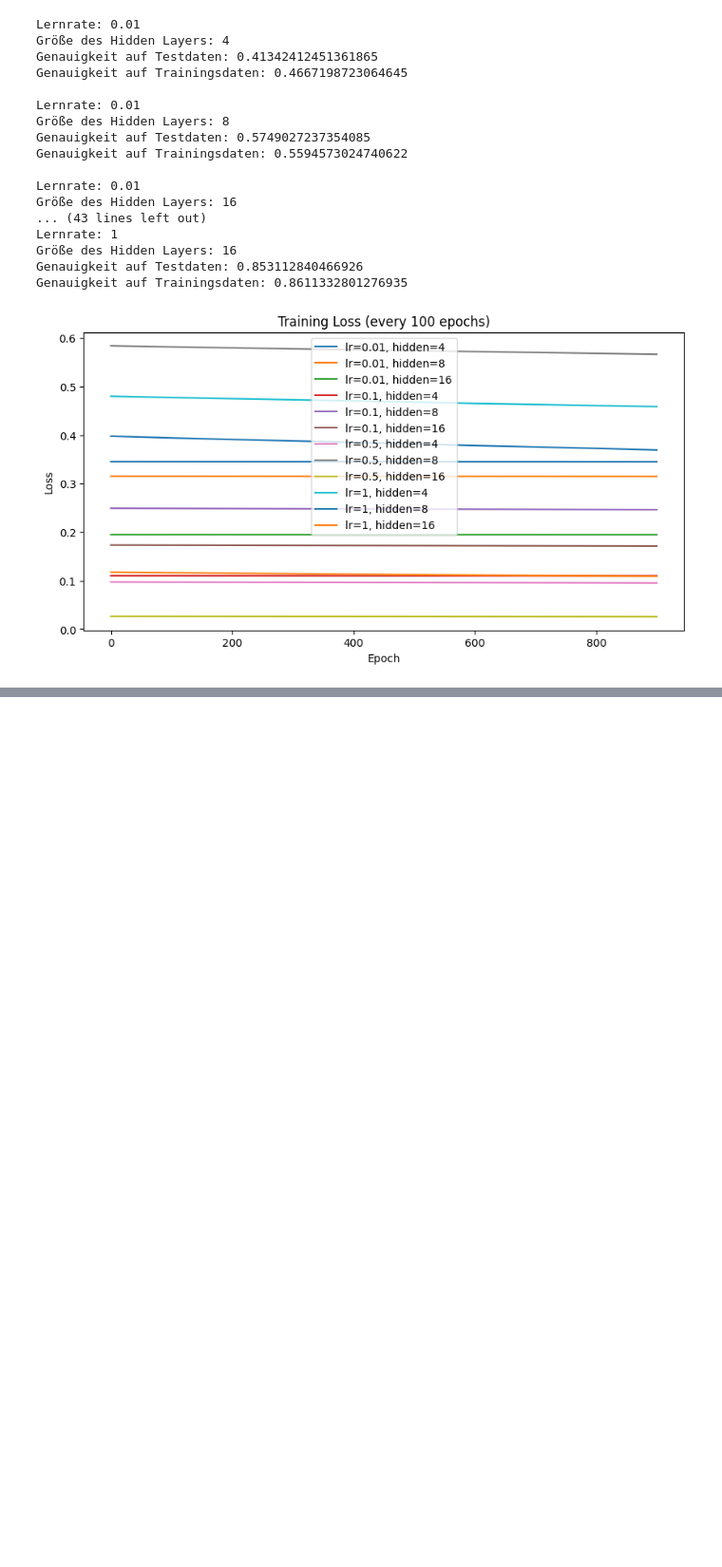
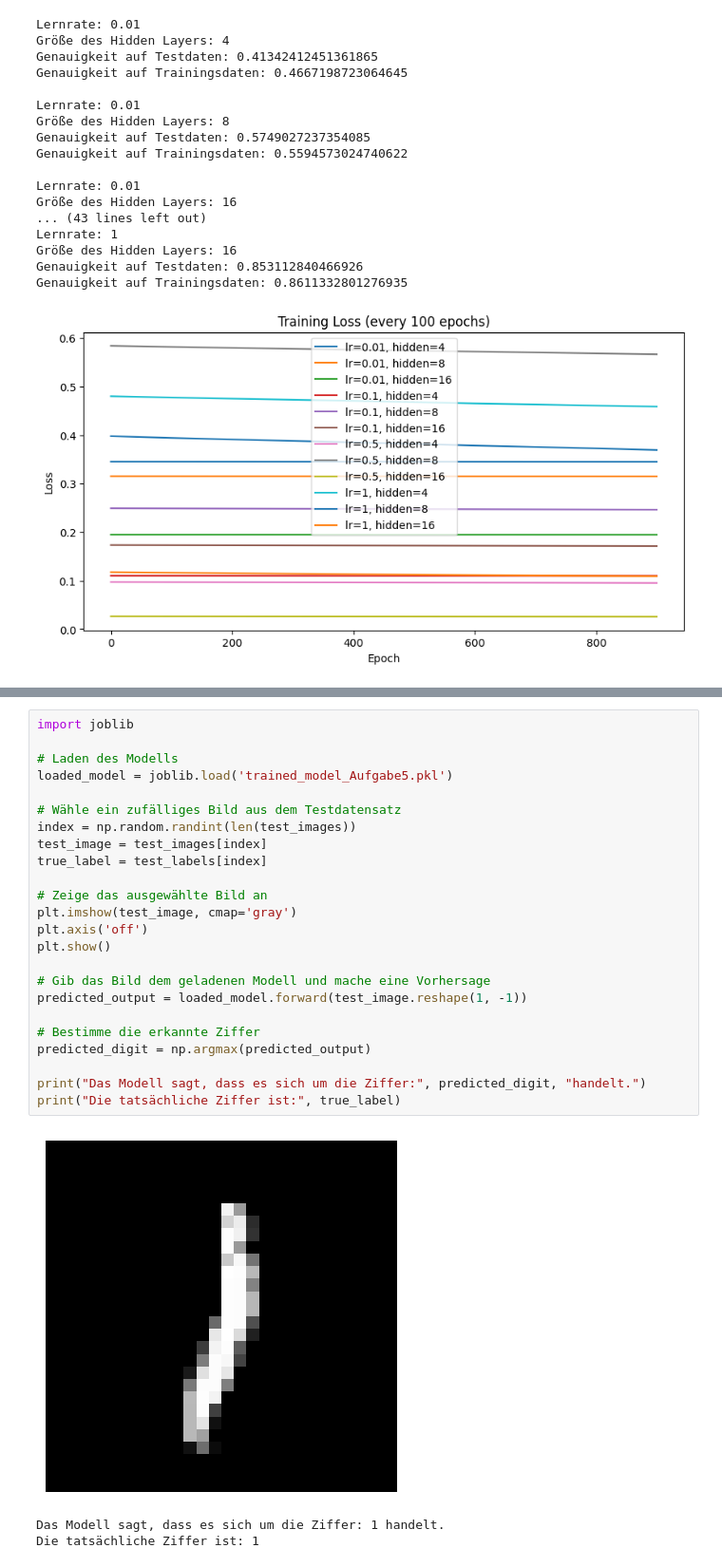
Before and after one commit to iamekerb/vta-MC, a Jupyter notebook: vta mc 1 version 2.ipynb, the cells around one changed output, grey strips where cells are left out. Shown at 95% size. Drawn from its saved outputs; the diff is of its cells as text; blank space fills up the shorter version.

```diff
--- a/vta mc 1 version 2.ipynb
+++ b/vta mc 1 version 2.ipynb
@@ -797,2 +825,30 @@ Accuracy on Train Data: 0.8971833333333333
+# %%
+import joblib
+
+# Laden des Modells
+loaded_model = joblib.load('trained_model_Aufgabe5.pkl')
+
+# Wähle ein zufälliges Bild aus dem Testdatensatz
+index = np.random.randint(len(test_images))
+test_image = test_images[index]
+true_label = test_labels[index]
+
+# Zeige das ausgewählte Bild an
+plt.imshow(test_image, cmap='gray')
+plt.axis('off')
+plt.show()
+
+# Gib das Bild dem geladenen Modell und mache eine Vorhersage
+predicted_output = loaded_model.forward(test_image.reshape(1, -1))
+
+# Bestimme die erkannte Ziffer
+predicted_digit = np.argmax(predicted_output)
+
+print("Das Modell sagt, dass es sich um die Ziffer:", predicted_digit, "handelt.")
+print("Die tatsächliche Ziffer ist:", true_label)
+# %% [output]
+[figure, added]
+Das Modell sagt, dass es sich um die Ziffer: 1 handelt.
+Die tatsächliche Ziffer ist: 1
 # %%
 # %% [output]
```
Also changed, not shown: parts of 6 cells of this notebook, 1 other file.
